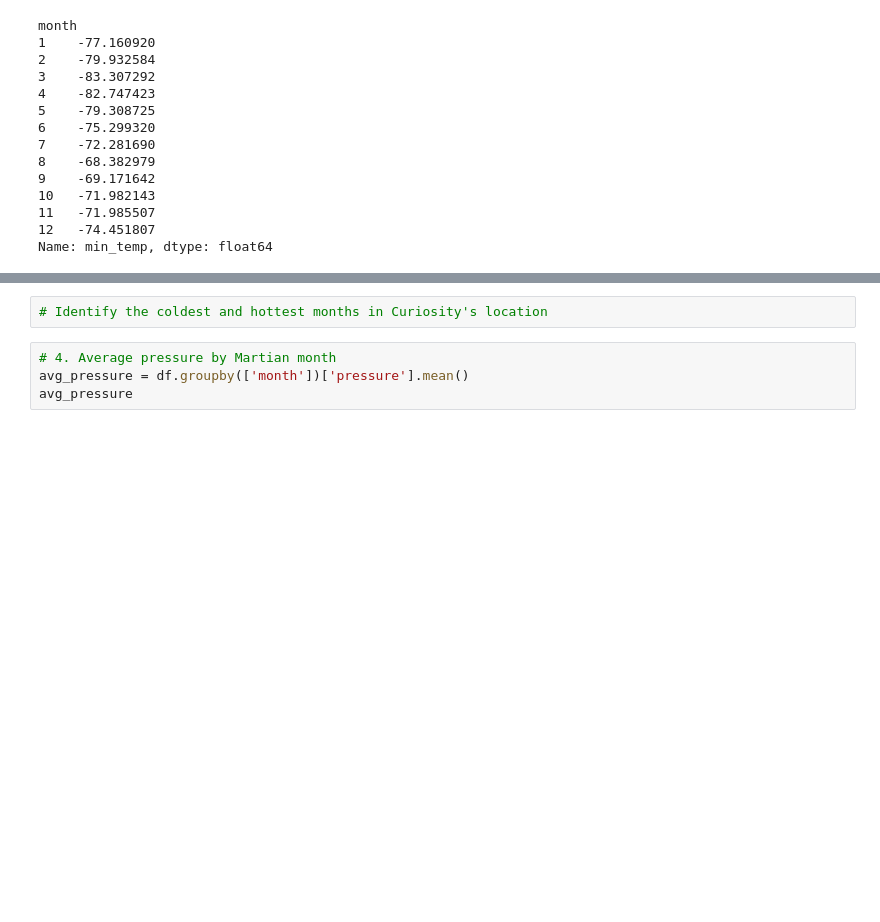
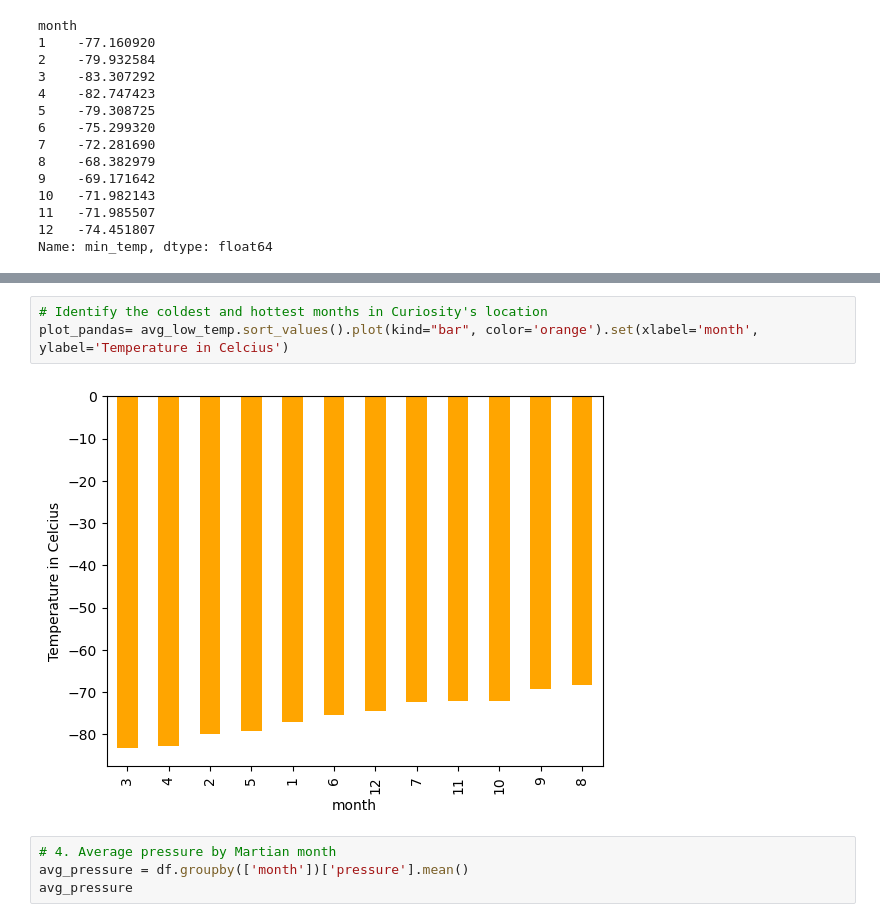
Before and after one commit to taniyatalukdar/webscrapping-html-challenge, a Jupyter notebook: part_2_mars_weather.ipynb, the cells around one changed output, grey strips where cells are left out. Saved outputs shown, nothing was run; the diff lists cells and outputs as text; blank space fills up the shorter version.

```diff
--- a/part_2_mars_weather.ipynb
+++ b/part_2_mars_weather.ipynb
@@ -214,6 +205,9 @@ plot_pandas= avg_low_temp.plot(kind="bar", color='red').set(xlabel='month', ylab
 [figure]
 # %%
 # Identify the coldest and hottest months in Curiosity's location
+plot_pandas= avg_low_temp.sort_values().plot(kind="bar", color='orange').set(xlabel='month', ylabel='Temperature in Celcius')
+# %% [output]
+[figure, added]
 # %%
 # 4. Average pressure by Martian month
 avg_pressure = df.groupby(['month'])['pressure'].mean()
```
Also changed, not shown: parts of 6 cells of this notebook, 1 other file.
